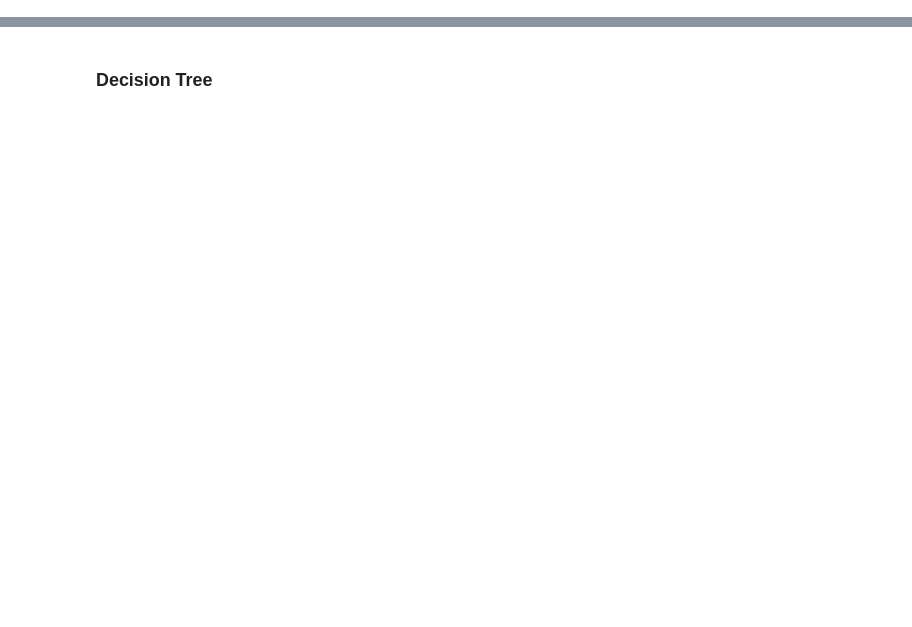
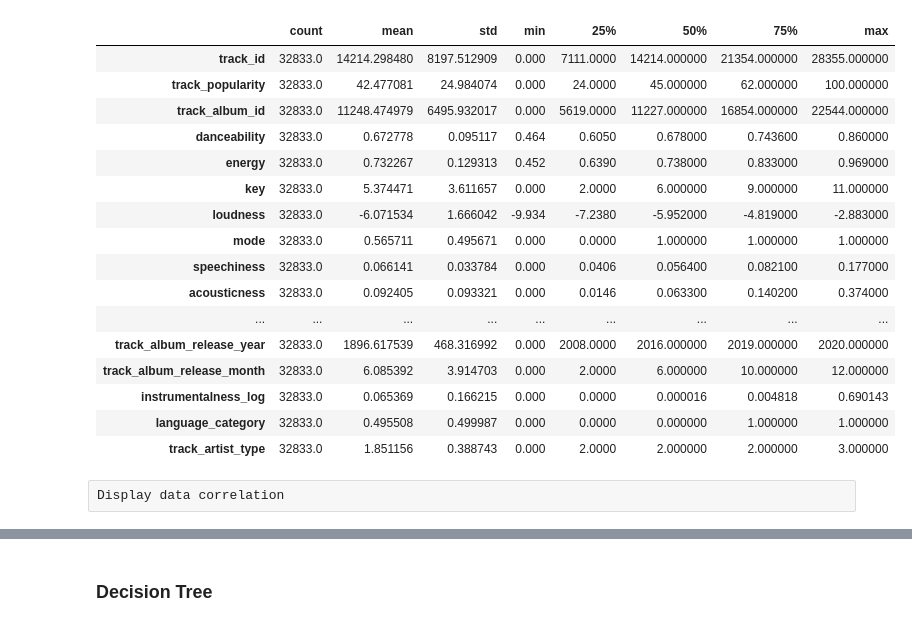
Before and after one commit to atar771/spotify, a Jupyter notebook: Model Selection and Fine Tuning_SPOTIFY_SONG.ipynb.ipynb, the cells around one changed output, grey strips where cells are left out. Cells and saved outputs as stored; diff of their text form; code cells hidden in the pictures; blank space fills up the shorter version.

```diff
--- a/Model Selection and Fine Tuning_SPOTIFY_SONG.ipynb.ipynb
+++ b/Model Selection and Fine Tuning_SPOTIFY_SONG.ipynb.ipynb
@@ -40,3 +125,21 @@ df
 # %%
-df.describe()
+df.describe().T
+# %% [output]
+|  | count | mean | std | min | 25% | 50% | 75% | max |
+| track_id | 32833.0 | 14214.298480 | 8197.512909 | 0.000 | 7111.0000 | 14214.000000 | 21354.000000 | 28355.000000 |
+| track_popularity | 32833.0 | 42.477081 | 24.984074 | 0.000 | 24.0000 | 45.000000 | 62.000000 | 100.000000 |
+| track_album_id | 32833.0 | 11248.474979 | 6495.932017 | 0.000 | 5619.0000 | 11227.000000 | 16854.000000 | 22544.000000 |
+| danceability | 32833.0 | 0.672778 | 0.095117 | 0.464 | 0.6050 | 0.678000 | 0.743600 | 0.860000 |
+| energy | 32833.0 | 0.732267 | 0.129313 | 0.452 | 0.6390 | 0.738000 | 0.833000 | 0.969000 |
+| key | 32833.0 | 5.374471 | 3.611657 | 0.000 | 2.0000 | 6.000000 | 9.000000 | 11.000000 |
+| loudness | 32833.0 | -6.071534 | 1.666042 | -9.934 | -7.2380 | -5.952000 | -4.819000 | -2.883000 |
+| mode | 32833.0 | 0.565711 | 0.495671 | 0.000 | 0.0000 | 1.000000 | 1.000000 | 1.000000 |
+| speechiness | 32833.0 | 0.066141 | 0.033784 | 0.000 | 0.0406 | 0.056400 | 0.082100 | 0.177000 |
+| acousticness | 32833.0 | 0.092405 | 0.093321 | 0.000 | 0.0146 | 0.063300 | 0.140200 | 0.374000 |
+| ... | ... | ... | ... | ... | ... | ... | ... | ... |
+| track_album_release_year | 32833.0 | 1896.617539 | 468.316992 | 0.000 | 2008.0000 | 2016.000000 | 2019.000000 | 2020.000000 |
+| track_album_release_month | 32833.0 | 6.085392 | 3.914703 | 0.000 | 2.0000 | 6.000000 | 10.000000 | 12.000000 |
+| instrumentalness_log | 32833.0 | 0.065369 | 0.166215 | 0.000 | 0.0000 | 0.000016 | 0.004818 | 0.690143 |
+| language_category | 32833.0 | 0.495508 | 0.499987 | 0.000 | 0.0000 | 0.000000 | 1.000000 | 1.000000 |
+| track_artist_type | 32833.0 | 1.851156 | 0.388743 | 0.000 | 2.0000 | 2.000000 | 2.000000 | 3.000000 |
 # %%
@@ -46,0 +147,2 @@ y = df['track_popularity']
+# %% [raw]
+Display data correlation
```
Also changed, not shown: parts of 64 cells of this notebook.
